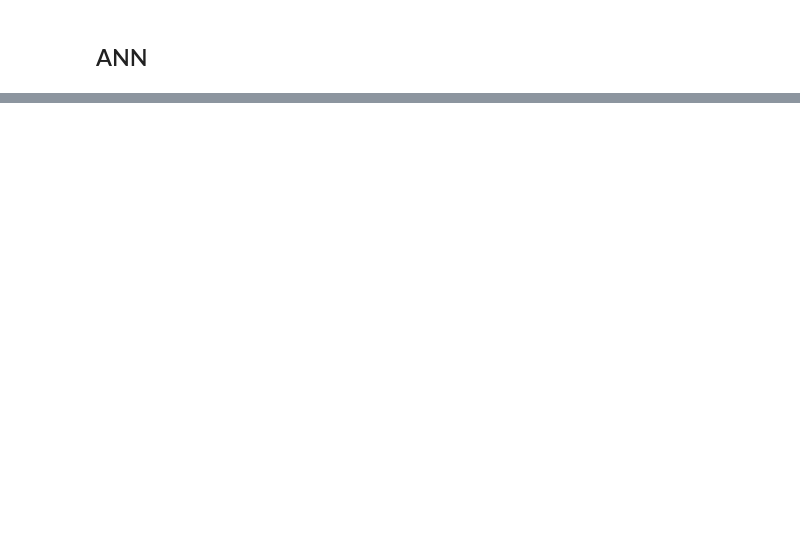
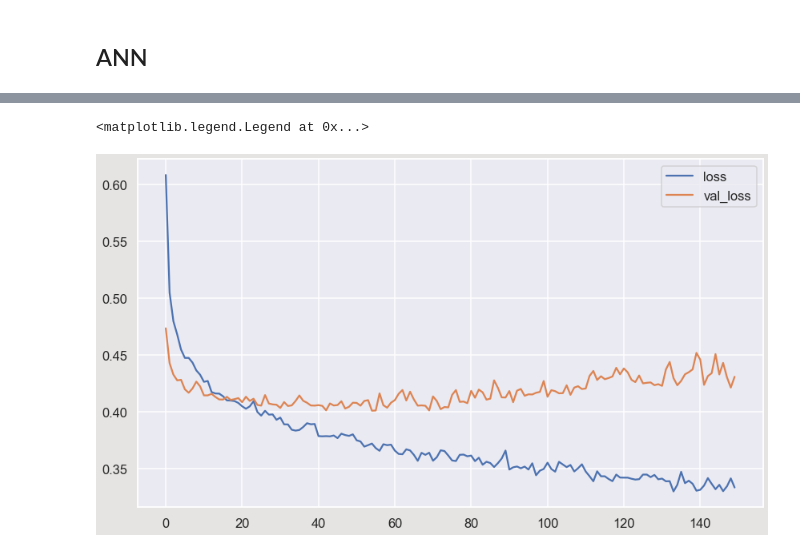
Before and after one commit to bustyAI/Interstellar-Disaster, a Jupyter notebook: spaceship_titanic.ipynb, the cells around one changed output, grey strips where cells are left out. Drawn from its saved outputs; the diff is of its cells as text; code cells hidden in the pictures; blank space fills up the shorter version.

```diff
--- a/spaceship_titanic.ipynb
+++ b/spaceship_titanic.ipynb
@@ -1598,6 +1569,34 @@ K = len(set(y_train))
 # %%
 # Creating our model
-i = Input(shape=X_train.shape[0])
-x = Dense(K, activation="relu")(i)
+i = Input(shape=X_train_processed[0].shape)
+x = Dense(256, activation="relu")(i)
+x = Dropout(0.6)(x)
+x = Dense(124, activation="relu")(x)
+x = Dropout(0.2)(x)
+x = Dense(64, activation= "relu")(x)
+x = Dropout(0.2)(x)
+x = Dense(32, activation="relu")(x)
+x = Dropout(0.2)(x)
+x = Dense(16, activation="relu")(x)
+x = Dropout(0.1)(x)
+x = Dense(8, activation="relu")(x)
+x = Dropout(0.1)(x)
+x = Dense(4, activation="relu")(x)
+x = Dropout(0.1)(x)
+x = Dense(2, activation="relu")(x)
+        #x = Dense(128, activation="relu")(i)
+        #x = Dropout(0.4)(x)
+        #x = Dense(64, activation="relu")(x)
+        #x = Dropout(0.4)(x)
+        #x = Dense(24, activation="relu")(x)
+        #x = Dropout(0.4)(x)
+        #x = Dense(8, activation="relu")(x)
+        #x = Dropout(0.4)(x)
+            #x = Dense(24, activation="relu")(i)
+            #x = Dropout(0.4)(x)
+            #x = Dense(12, activation="relu")(x)
+            #x = Dropout(0.4)(x)
+            #x = Dense(4, activation="relu")(x)
+x = Dense(K, activation="sigmoid")(x)
 
 model = Model(i, x)
@@ -1606,2 +1603,6 @@ ann_pipe = make_pipeline(preprocessor, )
+# %%
+opt = Adam(learning_rate=0.0009)
 # %%
-model.compile(optimizer="adam", loss="sparse_categorical_crossentropy", metrics=["accuracy"])
+model.compile(optimizer=opt, loss="sparse_categorical_crossentropy", metrics=["accuracy"])
+# %%
+r = model.fit(X_train_processed, y_train, validation_data=(X_test_processed,y_test), epochs=150)
@@ -1607,0 +1627,7 @@ model.compile(optimizer="adam", loss="sparse_categorical_crossentropy", metrics=
+# %%
+plt.plot(r.history["loss"], label="loss")
+plt.plot(r.history["val_loss"], label="val_loss")
+plt.legend()
+# %% [output]
+<matplotlib.legend.Legend at 0x...>
+[figure, added]
```
Also changed, not shown: parts of 23 cells of this notebook.
